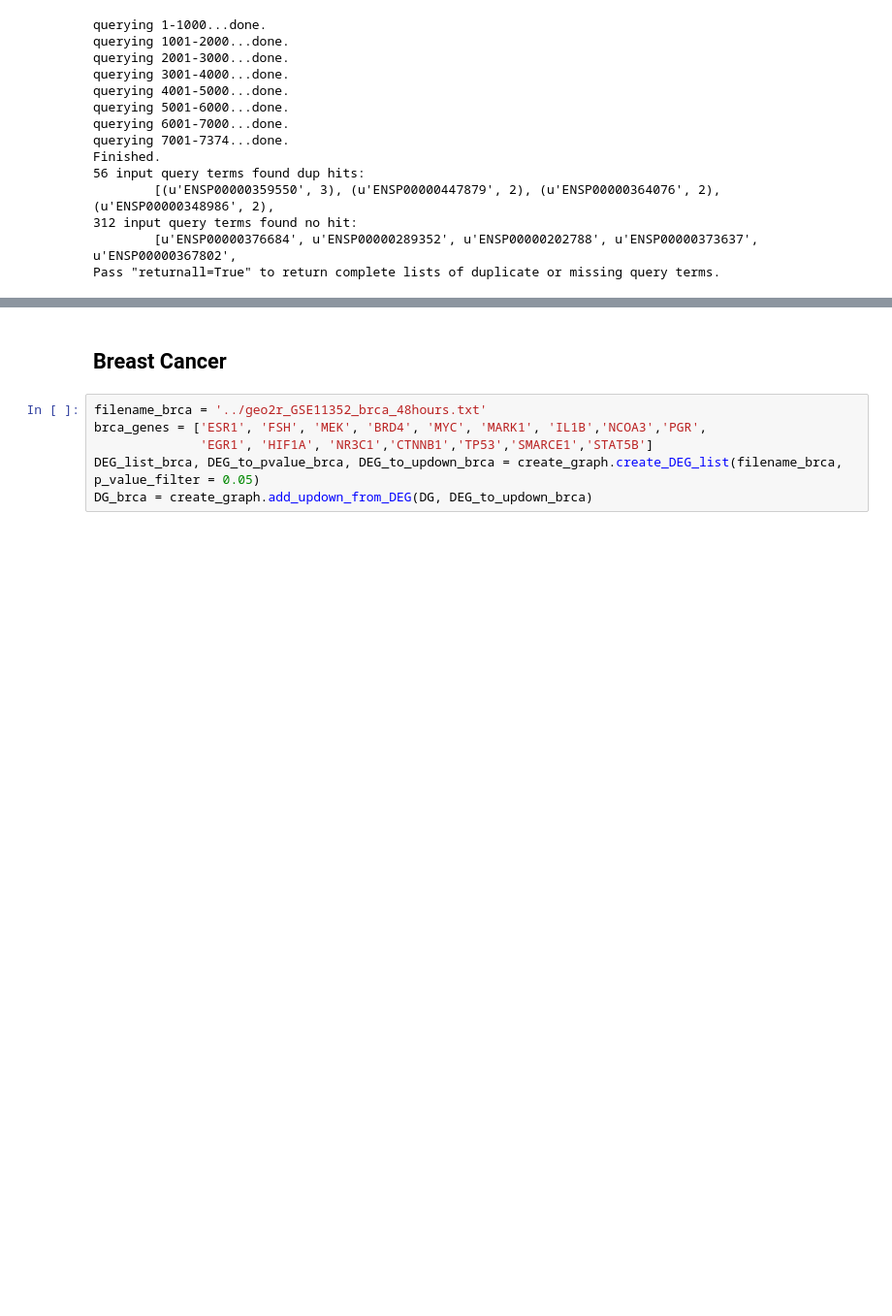
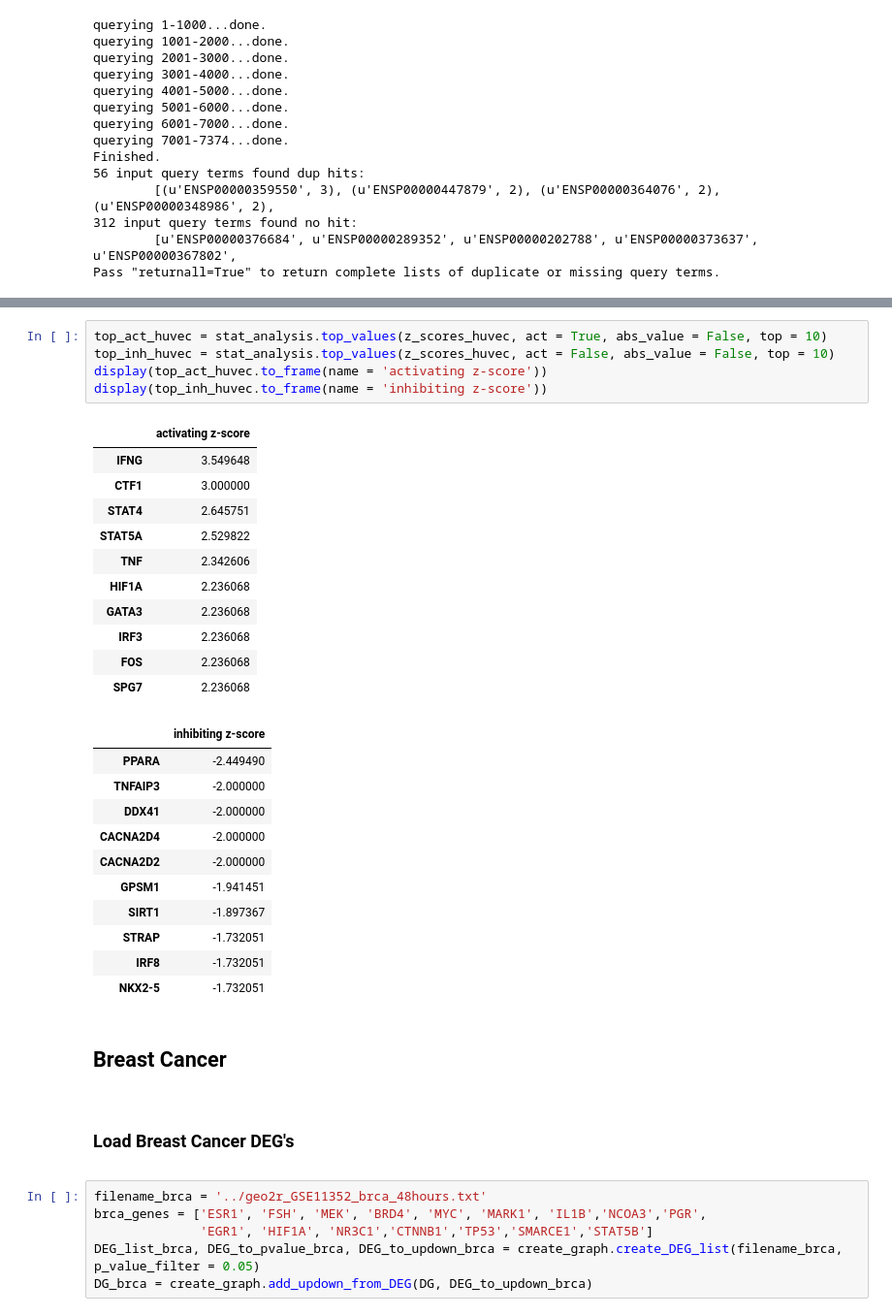
Before and after one commit to ucsd-ccbb/network_bio_toolkit, a Jupyter notebook: notebooks/URA_Case_Study.ipynb, the cells around one changed output, grey strips where cells are left out. Shown at 97% size. Cells and saved outputs as stored; diff of their text form; blank space fills up the shorter version.

```diff
--- a/notebooks/URA_Case_Study.ipynb
+++ b/notebooks/URA_Case_Study.ipynb
@@ -109,5 +157,37 @@ stat_analysis.rank_and_score_df(z_scores_huvec, huvec_genes, remove_dups=True)
+# %%
+top_act_huvec = stat_analysis.top_values(z_scores_huvec, act = True, abs_value = False, top = 10)
+top_inh_huvec = stat_analysis.top_values(z_scores_huvec, act = False, abs_value = False, top = 10)
+display(top_act_huvec.to_frame(name = 'activating z-score'))
+display(top_inh_huvec.to_frame(name = 'inhibiting z-score'))
+# %% [output]
+|  | activating z-score |
+| IFNG | 3.549648 |
+| CTF1 | 3.000000 |
+| STAT4 | 2.645751 |
+| STAT5A | 2.529822 |
+| TNF | 2.342606 |
+| HIF1A | 2.236068 |
+| GATA3 | 2.236068 |
+| IRF3 | 2.236068 |
+| FOS | 2.236068 |
+| SPG7 | 2.236068 |
+|  | inhibiting z-score |
+| PPARA | -2.449490 |
+| TNFAIP3 | -2.000000 |
+| DDX41 | -2.000000 |
+| CACNA2D4 | -2.000000 |
+| CACNA2D2 | -2.000000 |
+| GPSM1 | -1.941451 |
+| SIRT1 | -1.897367 |
+| STRAP | -1.732051 |
+| IRF8 | -1.732051 |
+| NKX2-5 | -1.732051 |
 # %% [markdown]
 ## Breast Cancer ###
+<a id='brca'></a>
+# %% [markdown]
+### Load Breast Cancer DEG's
+<a id='loadbrca'></a>
 # %%
 filename_brca = '../geo2r_GSE11352_brca_48hours.txt'
 brca_genes = ['ESR1', 'FSH', 'MEK', 'BRD4', 'MYC', 'MARK1', 'IL1B','NCOA3','PGR',
```
Also changed, not shown: parts of 32 cells of this notebook.
